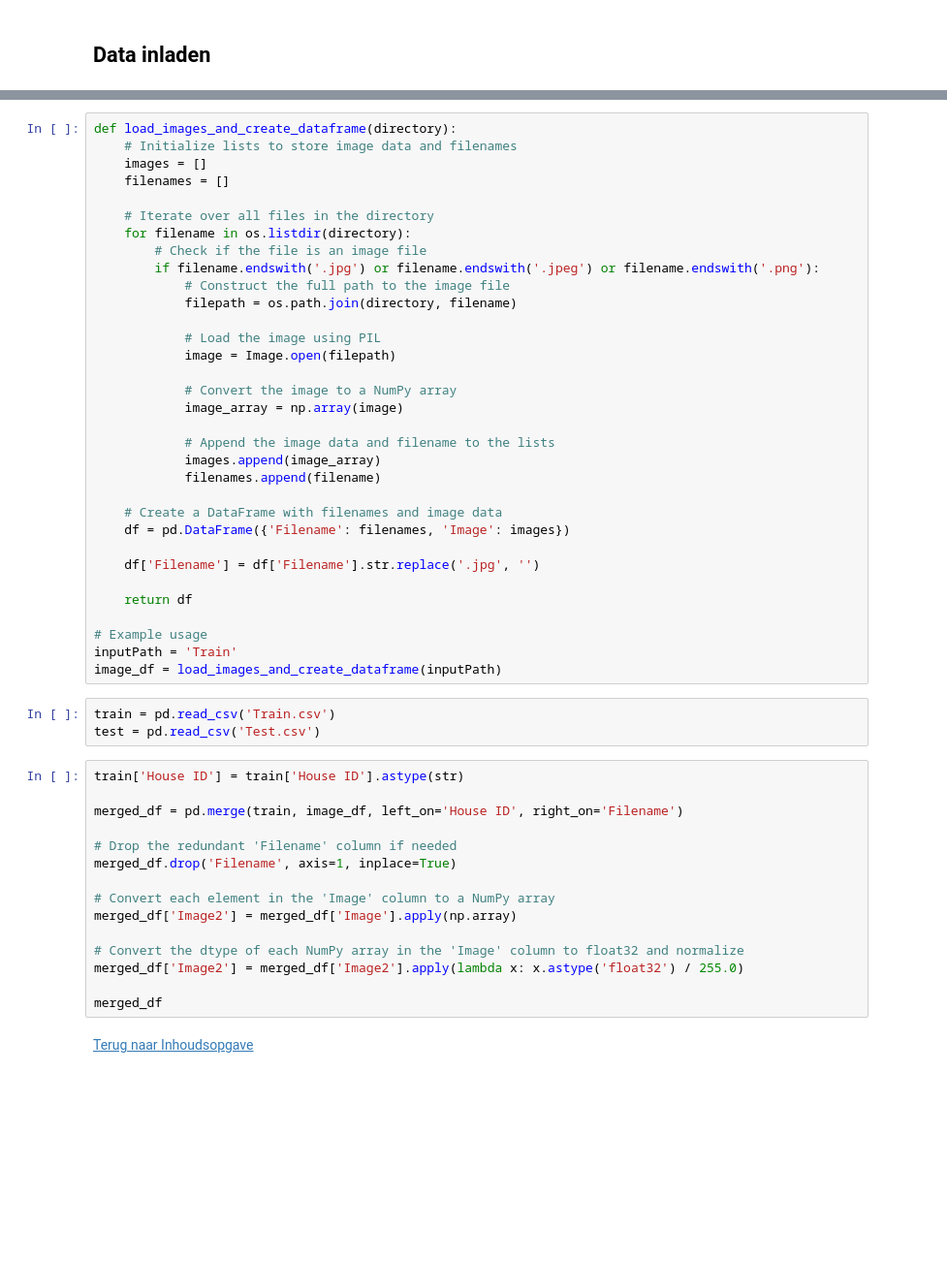
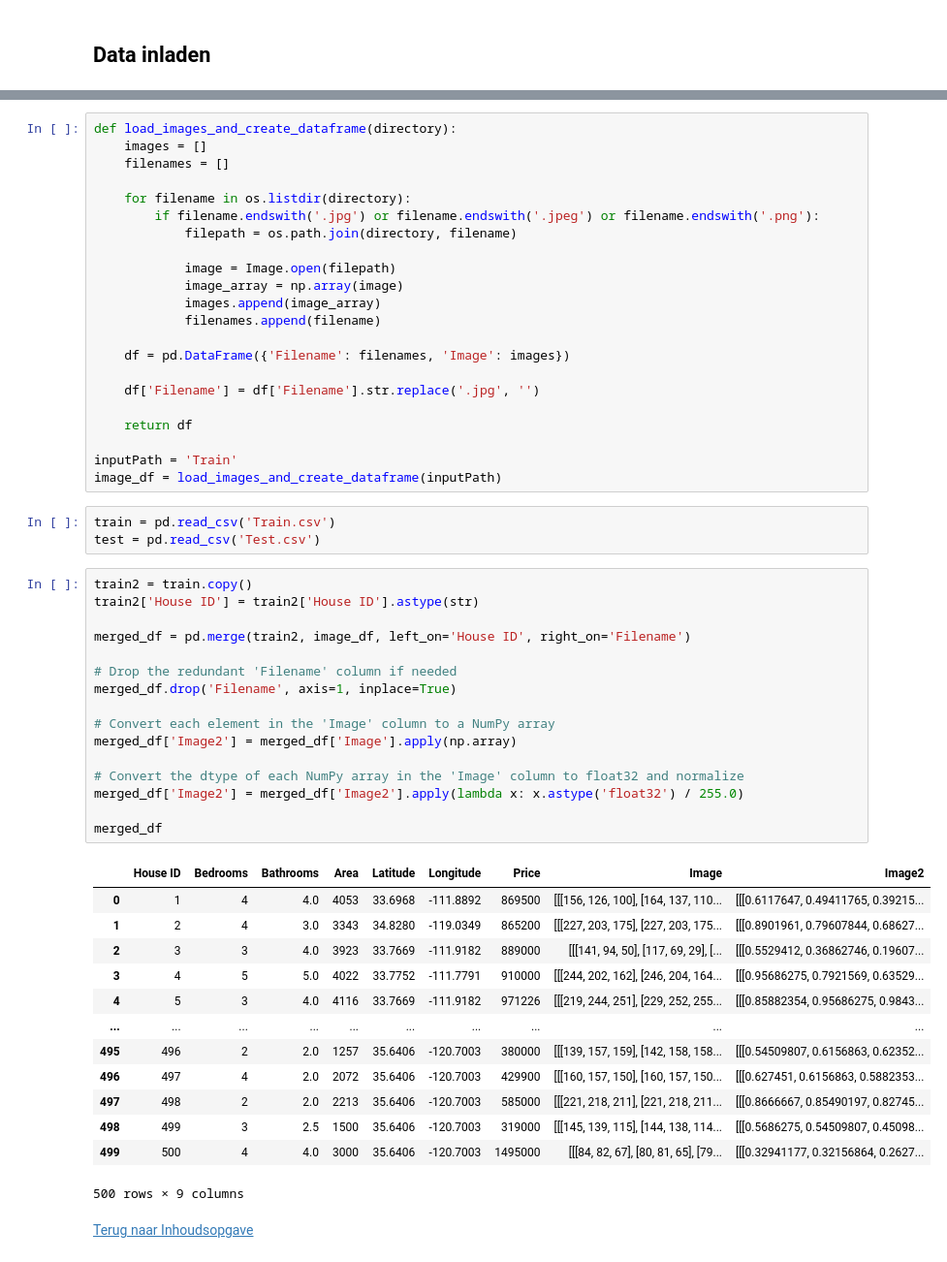
Before and after one commit to Vince16270/Huizenprijzen-Voorspellen, a Jupyter notebook: Portfolio opdracht 1/Portfolio 1.ipynb, the cells around one changed output, grey strips where cells are left out. Shown at 97% size. Saved outputs shown, nothing was run; the diff lists cells and outputs as text; blank space fills up the shorter version.

```diff
--- a/Portfolio opdracht 1/Portfolio 1.ipynb
+++ b/Portfolio opdracht 1/Portfolio 1.ipynb
@@ -79,54 +79,58 @@ plt.show()
 # %%
 def load_images_and_create_dataframe(directory):
-    # Initialize lists to store image data and filenames
     images = []
     filenames = []
 
-    # Iterate over all files in the directory
     for filename in os.listdir(directory):
-        # Check if the file is an image file
         if filename.endswith('.jpg') or filename.endswith('.jpeg') or filename.endswith('.png'):
-            # Construct the full path to the image file
             filepath = os.path.join(directory, filename)
 
-            # Load the image using PIL
             image = Image.open(filepath)
-
-            # Convert the image to a NumPy array
             image_array = np.array(image)
-
-            # Append the image data and filename to the lists
             images.append(image_array)
             filenames.append(filename)
 
-    # Create a DataFrame with filenames and image data
     df = pd.DataFrame({'Filename': filenames, 'Image': images})
 
     df['Filename'] = df['Filename'].str.replace('.jpg', '')
 
     return df
 
-# Example usage
 inputPath = 'Train'
 image_df = load_images_and_create_dataframe(inputPath)
 # %%
 train = pd.read_csv('Train.csv')
 test = pd.read_csv('Test.csv')
 # %%
-train['House ID'] = train['House ID'].astype(str)
+train2 = train.copy()
+train2['House ID'] = train2['House ID'].astype(str)
 
-merged_df = pd.merge(train, image_df, left_on='House ID', right_on='Filename')
+merged_df = pd.merge(train2, image_df, left_on='House ID', right_on='Filename')
 
 # Drop the redundant 'Filename' column if needed
 merged_df.drop('Filename', axis=1, inplace=True)
 
 # Convert each element in the 'Image' column to a NumPy array
 merged_df['Image2'] = merged_df['Image'].apply(np.array)
 
 # Convert the dtype of each NumPy array in the 'Image' column to float32 and normalize
 merged_df['Image2'] = merged_df['Image2'].apply(lambda x: x.astype('float32') / 255.0)
 
 merged_df
+# %% [output]
+|  | House ID | Bedrooms | Bathrooms | Area | Latitude | Longitude | Price | Image | Image2 |
+| 0 | 1 | 4 | 4.0 | 4053 | 33.6968 | -111.8892 | 869500 | [[[156, 126, 100], [164, 137, 110... | [[[0.6117647, 0.49411765, 0.39215... |
+| 1 | 2 | 4 | 3.0 | 3343 | 34.8280 | -119.0349 | 865200 | [[[227, 203, 175], [227, 203, 175... | [[[0.8901961, 0.79607844, 0.68627... |
+| 2 | 3 | 3 | 4.0 | 3923 | 33.7669 | -111.9182 | 889000 | [[[141, 94, 50], [117, 69, 29], [... | [[[0.5529412, 0.36862746, 0.19607... |
+| 3 | 4 | 5 | 5.0 | 4022 | 33.7752 | -111.7791 | 910000 | [[[244, 202, 162], [246, 204, 164... | [[[0.95686275, 0.7921569, 0.63529... |
+| 4 | 5 | 3 | 4.0 | 4116 | 33.7669 | -111.9182 | 971226 | [[[219, 244, 251], [229, 252, 255... | [[[0.85882354, 0.95686275, 0.9843... |
+| ... | ... | ... | ... | ... | ... | ... | ... | ... | ... |
+| 495 | 496 | 2 | 2.0 | 1257 | 35.6406 | -120.7003 | 380000 | [[[139, 157, 159], [142, 158, 158... | [[[0.54509807, 0.6156863, 0.62352... |
+| 496 | 497 | 4 | 2.0 | 2072 | 35.6406 | -120.7003 | 429900 | [[[160, 157, 150], [160, 157, 150... | [[[0.627451, 0.6156863, 0.5882353... |
+| 497 | 498 | 2 | 2.0 | 2213 | 35.6406 | -120.7003 | 585000 | [[[221, 218, 211], [221, 218, 211... | [[[0.8666667, 0.85490197, 0.82745... |
+| 498 | 499 | 3 | 2.5 | 1500 | 35.6406 | -120.7003 | 319000 | [[[145, 139, 115], [144, 138, 114... | [[[0.5686275, 0.54509807, 0.45098... |
+| 499 | 500 | 4 | 4.0 | 3000 | 35.6406 | -120.7003 | 1495000 | [[[84, 82, 67], [80, 81, 65], [79... | [[[0.32941177, 0.32156864, 0.2627... |
+500 rows × 9 columns
 # %% [markdown]
 [Terug naar Inhoudsopgave](#begin)
 # %% [markdown]
```
Also changed, not shown: parts of 13 cells of this notebook, 1 other file.
